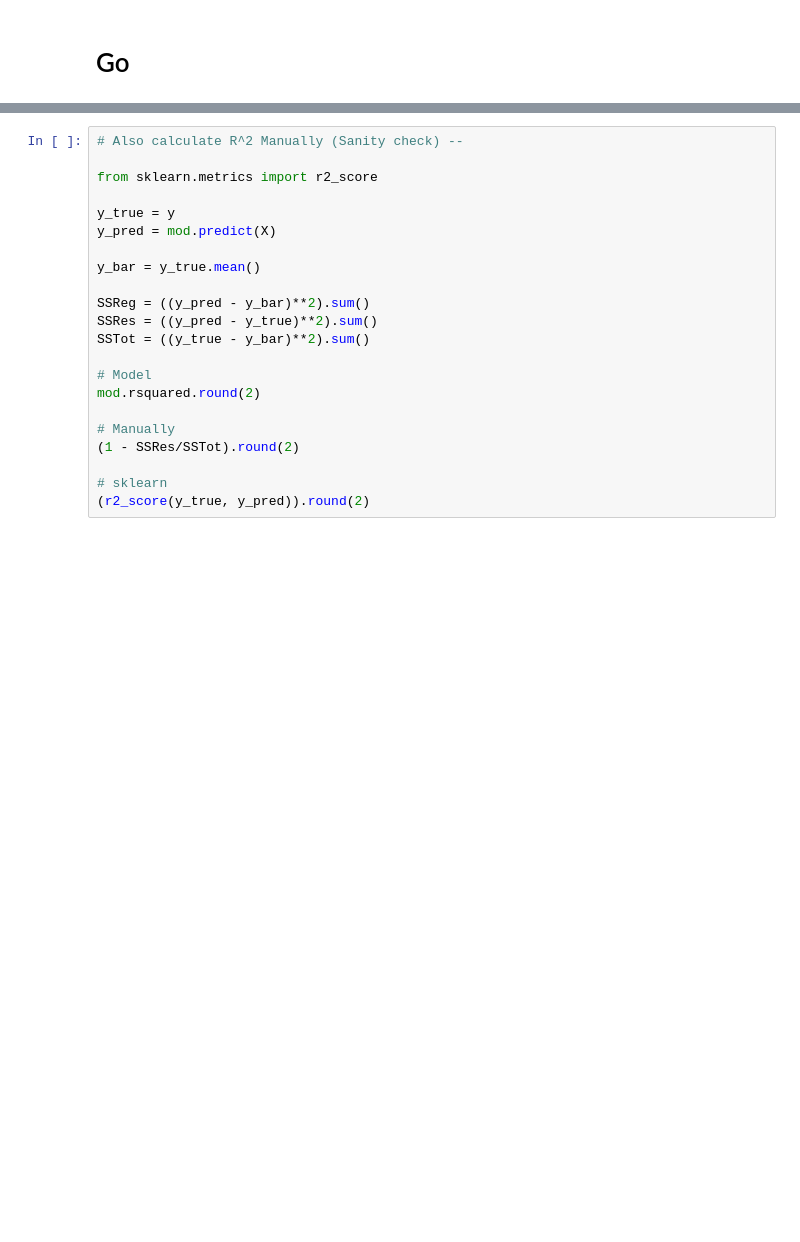
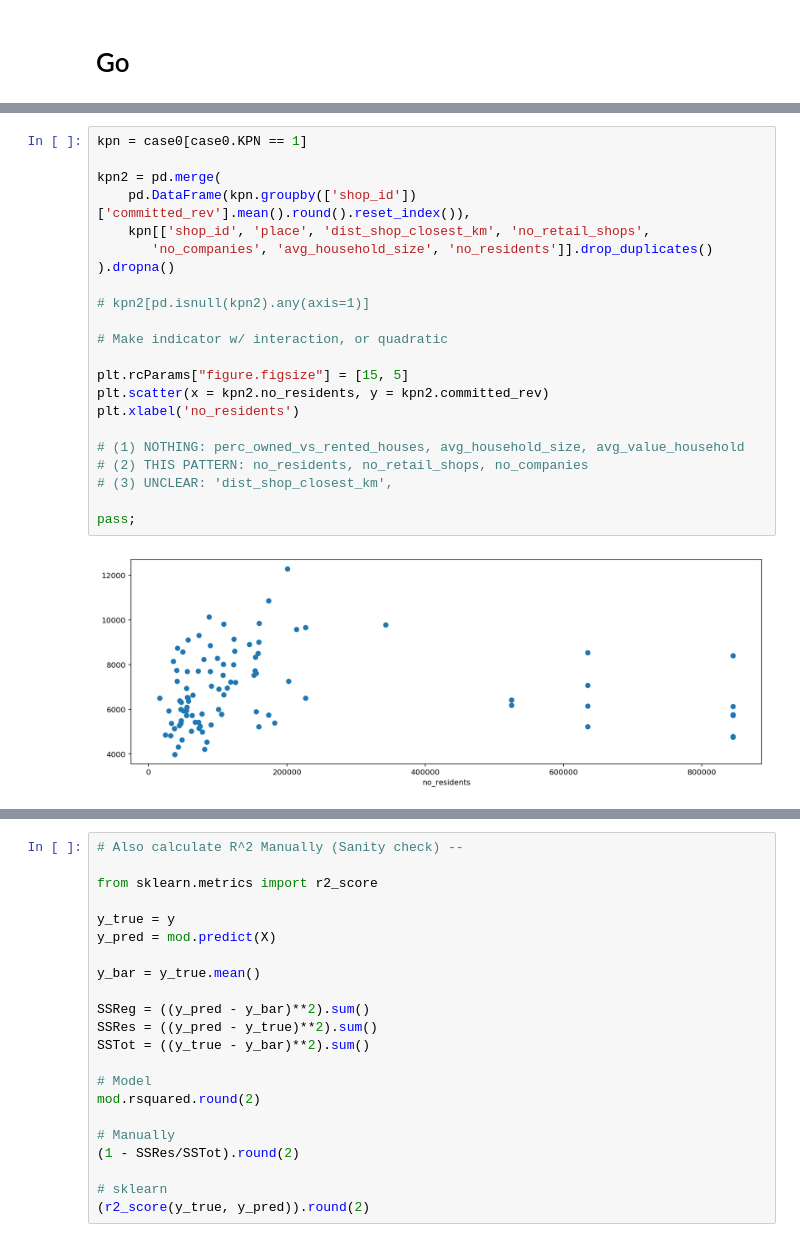
Before and after one commit to cwcomiskey/Misc, a Jupyter notebook: retail_shops_case/case.ipynb, the cells around one changed output, grey strips where cells are left out. Drawn from its saved outputs; the diff is of its cells as text; blank space fills up the shorter version.

```diff
--- a/retail_shops_case/case.ipynb
+++ b/retail_shops_case/case.ipynb
@@ -268,0 +464,24 @@ mod.rsquared.round(2)
+# %%
+kpn = case0[case0.KPN == 1]
+
+kpn2 = pd.merge(
+    pd.DataFrame(kpn.groupby(['shop_id'])['committed_rev'].mean().round().reset_index()),
+    kpn[['shop_id', 'place', 'dist_shop_closest_km', 'no_retail_shops',
+       'no_companies', 'avg_household_size', 'no_residents']].drop_duplicates()
+).dropna()
+
+# kpn2[pd.isnull(kpn2).any(axis=1)]
+
+# Make indicator w/ interaction, or quadratic
+
+plt.rcParams["figure.figsize"] = [15, 5]
+plt.scatter(x = kpn2.no_residents, y = kpn2.committed_rev)
+plt.xlabel('no_residents')
+
+# (1) NOTHING: perc_owned_vs_rented_houses, avg_household_size, avg_value_household
+# (2) THIS PATTERN: no_residents, no_retail_shops, no_companies
+# (3) UNCLEAR: 'dist_shop_closest_km',
+
+pass;
+# %% [output]
+[figure, added]
```
Also changed, not shown: parts of 61 cells of this notebook.
